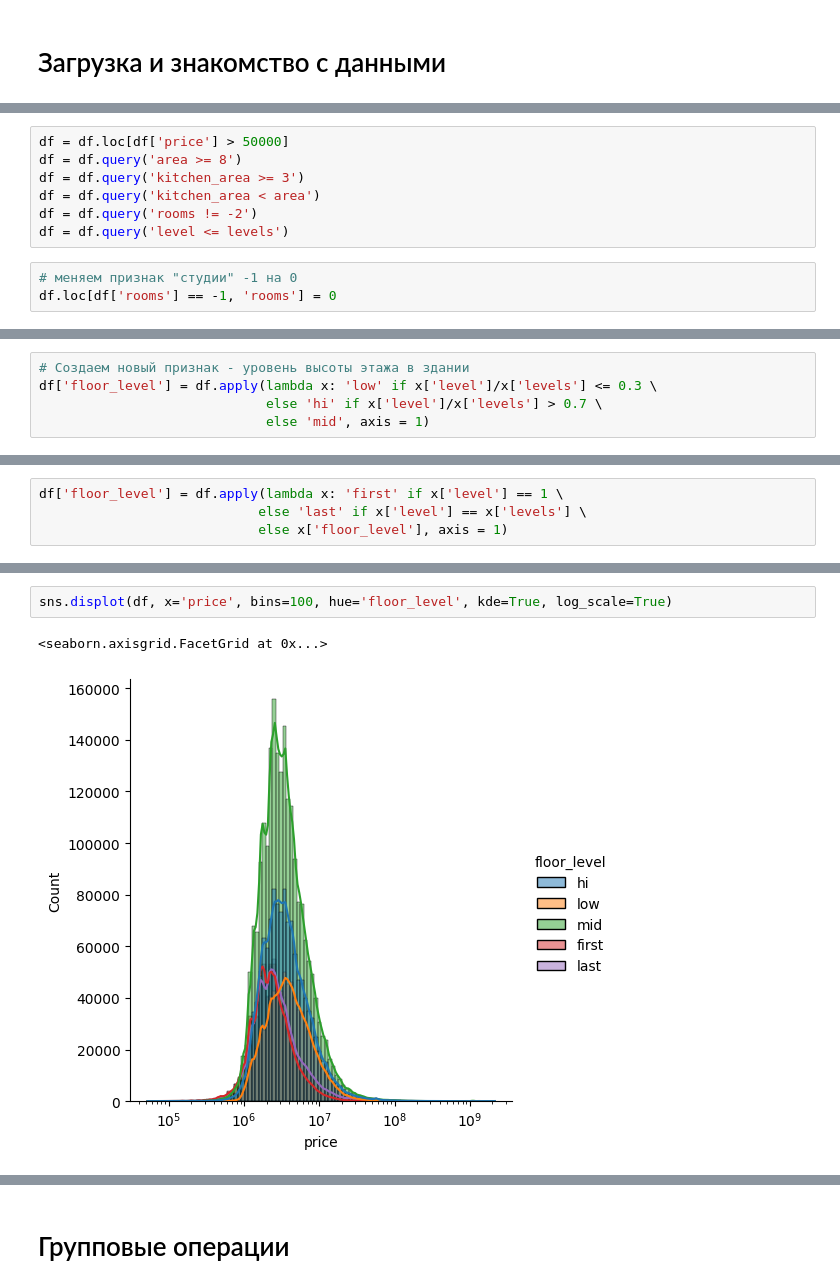
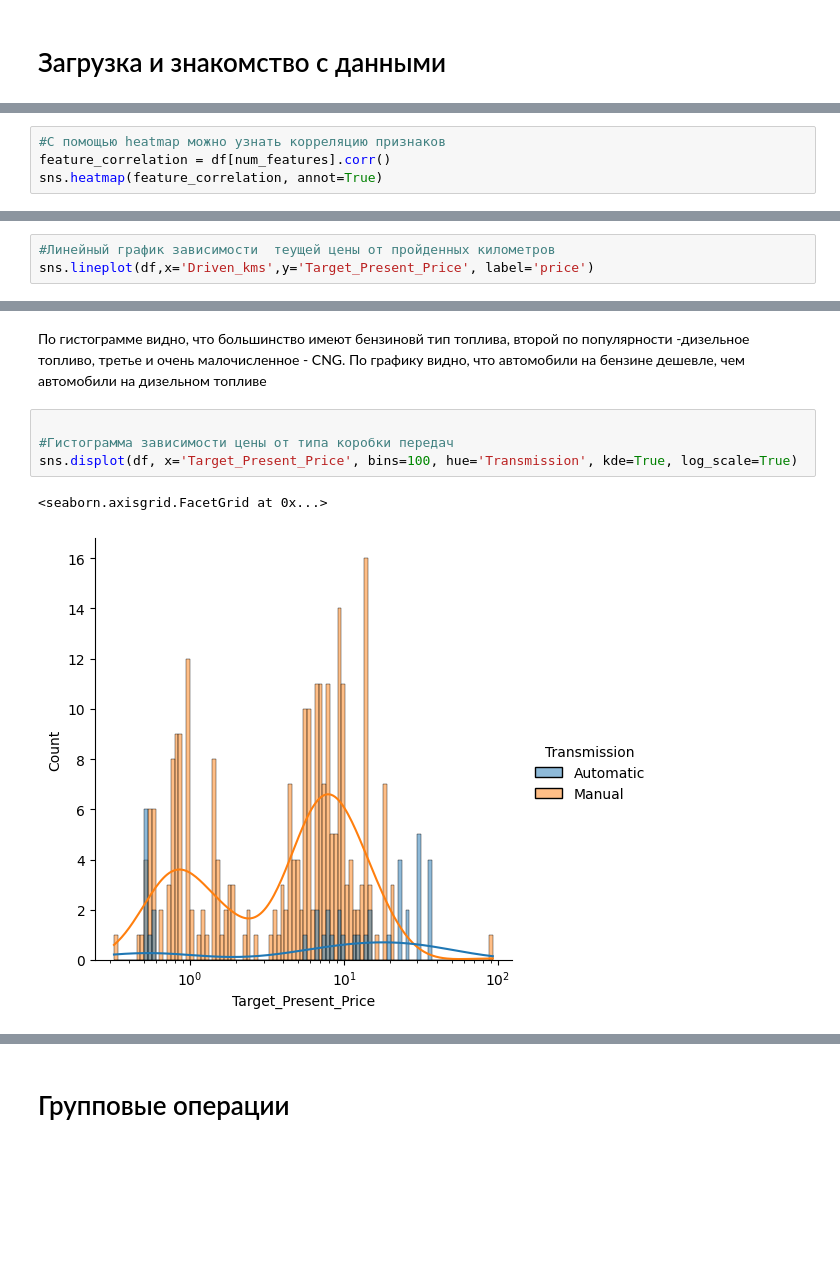
Before and after one commit to SavvinYR/savvin_iis, a Jupyter notebook: eda/eda.ipynb, the cells around one changed output, grey strips where cells are left out. Drawn from its saved outputs; the diff is of its cells as text; blank space fills up the shorter version.

```diff
--- a/eda/eda.ipynb
+++ b/eda/eda.ipynb
@@ -186,12 +132,2 @@ Name: count, dtype: int64
-# %%
-df = df.loc[df['price'] > 50000]
-df = df.query('area >= 8')
-df = df.query('kitchen_area >= 3')
-df = df.query('kitchen_area < area')
-df = df.query('rooms != -2')
-df = df.query('level <= levels')
-# %%
-# меняем признак "студии" -1 на 0
-df.loc[df['rooms'] == -1, 'rooms'] = 0
 # %% [markdown]
 # Анализ признаков для модели
@@ -207,5 +152,4 @@ sns.displot(df, x='price', bins=100, hue='building_type', kde=True, log_scale=Tr
 # %%
-# Создаем новый признак - уровень высоты этажа в здании
-df['floor_level'] = df.apply(lambda x: 'low' if x['level']/x['levels'] <= 0.3 \
-                             else 'hi' if x['level']/x['levels'] > 0.7 \
-                             else 'mid', axis = 1)
+#С помощью heatmap можно узнать корреляцию признаков
+feature_correlation = df[num_features].corr()
+sns.heatmap(feature_correlation, annot=True)
@@ -212,4 +168,3 @@ df['floor_level'] = df.apply(lambda x: 'low' if x['level']/x['levels'] <= 0.3 \
 # %%
-df['floor_level'] = df.apply(lambda x: 'first' if x['level'] == 1 \
-                            else 'last' if x['level'] == x['levels'] \
-                            else x['floor_level'], axis = 1)
+#Линейный график зависимости  теущей цены от пройденных километров
+sns.lineplot(df,x='Driven_kms',y='Target_Present_Price', label='price')
@@ -226,5 +182,9 @@ Name: count, dtype: int64
+# %% [markdown]
+По гистограмме видно, что большинство имеют бензиновй тип топлива, второй по популярности -дизельное топливо, третье и очень малочисленное - CNG. По графику видно, что автомобили на бензине дешевле, чем автомобили на дизельном топливе
 # %%
-sns.displot(df, x='price', bins=100, hue='floor_level', kde=True, log_scale=True)
+
+#Гистограмма зависимости цены от типа коробки передач
+sns.displot(df, x='Target_Present_Price', bins=100, hue='Transmission', kde=True, log_scale=True)
 # %% [output]
 <seaborn.axisgrid.FacetGrid at 0x...>
-[figure, old version]
+[figure, new version]
```
Also changed, not shown: parts of 47 cells of this notebook.
